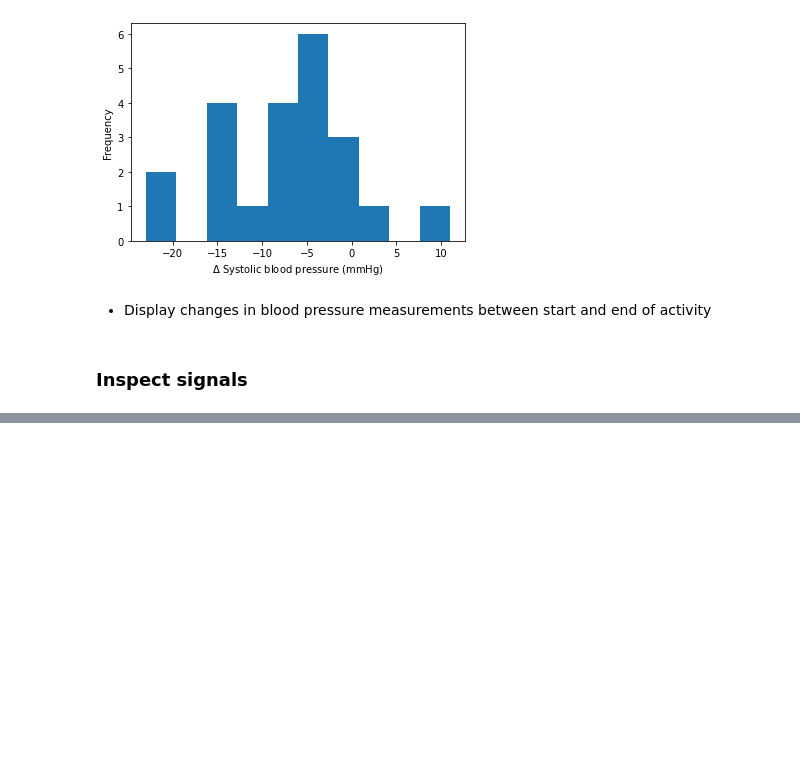
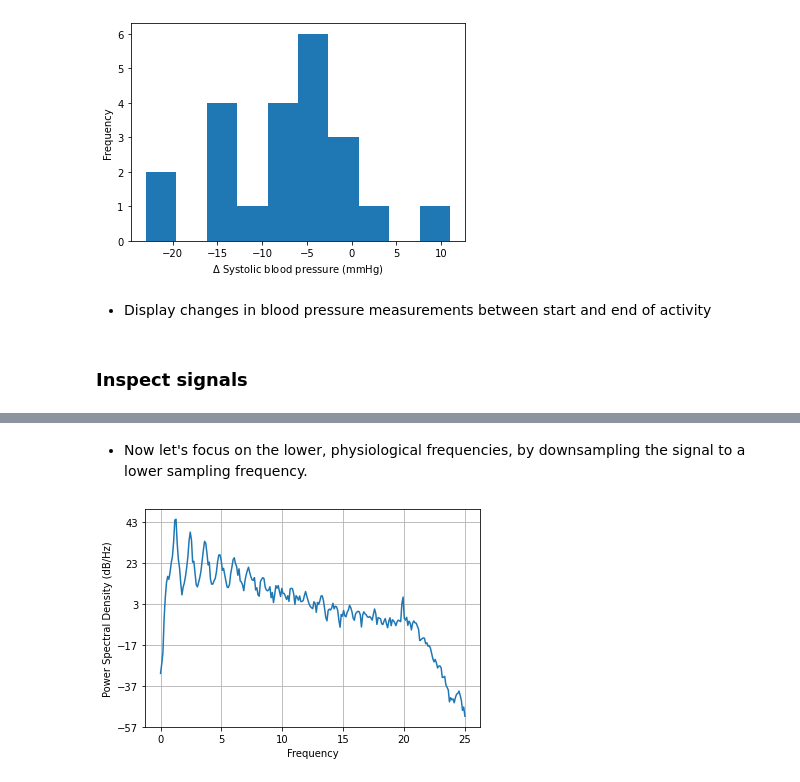
Before and after one commit to peterhcharlton/bsp-book, a Jupyter notebook: content/tutorial/notebooks/data-exploration2.ipynb, the cells around one changed output, grey strips where cells are left out. Cells and saved outputs as stored; diff of their text form; code cells hidden in the pictures; blank space fills up the shorter version.

```diff
--- a/content/tutorial/notebooks/data-exploration2.ipynb
+++ b/content/tutorial/notebooks/data-exploration2.ipynb
@@ -330,0 +385,8 @@ axs[1].grid(True)
+# %% [markdown]
+- Now let's focus on the lower, physiological frequencies, by downsampling the signal to a lower sampling frequency.
+# %%
+ds_fs = 50
+ppg_ds = signal.decimate(ppg_filt, round(fs/ds_fs))
+Pxx, freqs = plt.psd(ppg_ds, NFFT=512, Fs=ds_fs)
+# %% [output]
+[figure, added]
```
Also changed, not shown: parts of 22 cells of this notebook.
